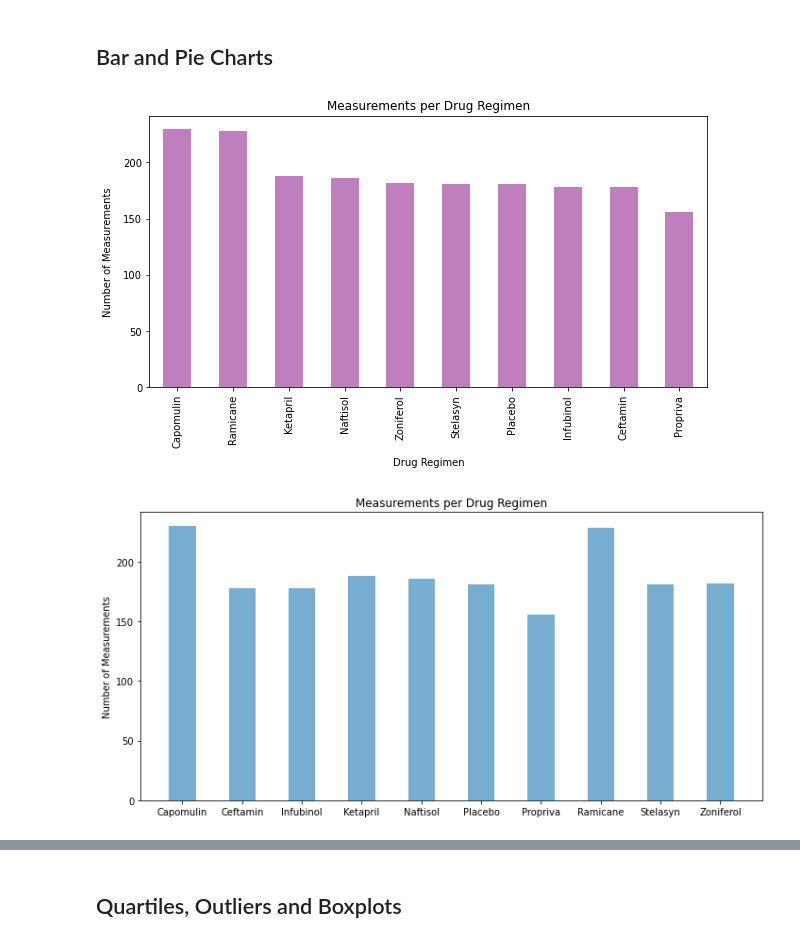
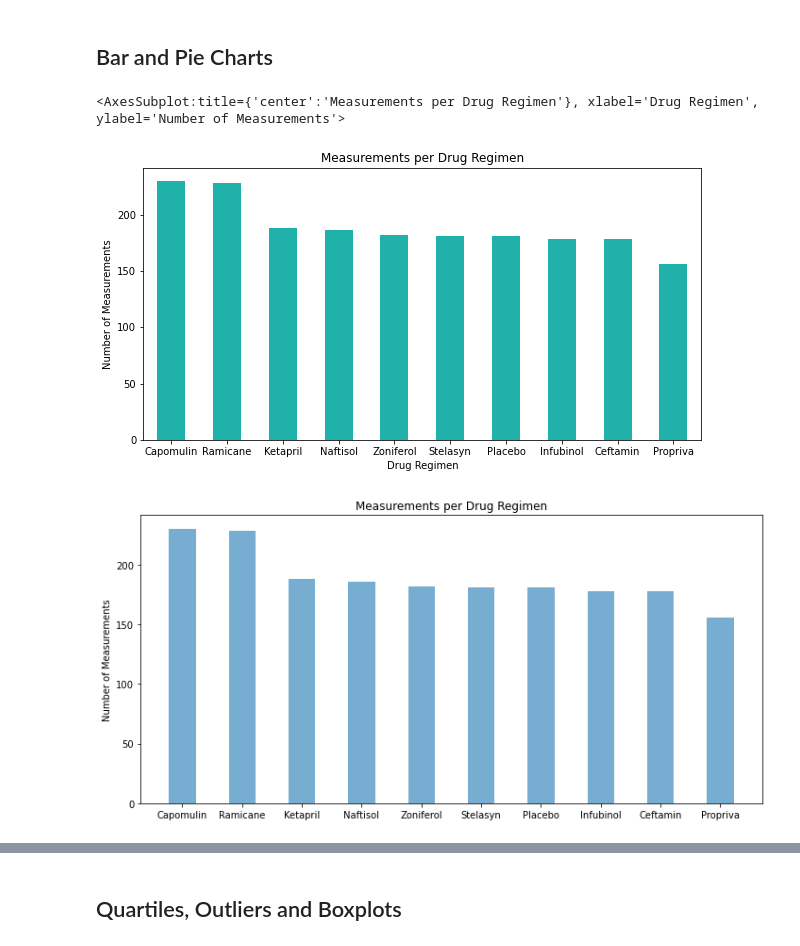
Before and after one commit to rromang/matplotlib, a Jupyter notebook: Pymaceuticals/pymaceuticals_starter.ipynb, the cells around one changed output, grey strips where cells are left out. Cells and saved outputs as stored; diff of their text form; code cells hidden in the pictures.

Commit message:
worked on all graphs but regression

```diff
--- a/Pymaceuticals/pymaceuticals_starter.ipynb
+++ b/Pymaceuticals/pymaceuticals_starter.ipynb
@@ -221,20 +225,26 @@ tumor_stats
 ## Bar and Pie Charts
 # %%
 # Generate a bar plot showing the total number of measurements taken on each drug regimen using pandas.
-clean_all_data['Drug Regimen'].value_counts().plot(kind='bar', color = 'purple', alpha=0.5, figsize=(10,5))
-plt.xlabel('Drug Regimen', labelpad=10)
-plt.ylabel('Number of Measurements', labelpad=10)
-plt.title('Measurements per Drug Regimen')
-plt.show()
+drug_mice_counts = clean_all_data.groupby(['Drug Regimen']).count()['Timepoint']
+drug_mice_counts_sorted = drug_mice_counts.sort_values(ascending = False)
+# drug_mice_counts
+plot = drug_mice_counts_sorted.plot.bar(y="Time Point", ylabel= 'Number of Measurements', color= 'lightseagreen',rot=0, figsize=(10,5), title= "Measurements per Drug Regimen")
+# plt.xlabel('Drug Regimen', labelpad=10)
+# plt.ylabel('Number of Measurements', labelpad=10)
+# plt.title('Measurements per Drug Regimen')
+plot
 # %% [output]
+<AxesSubplot:title={'center':'Measurements per Drug Regimen'}, xlabel='Drug Regimen', ylabel='Number of Measurements'>
-[figure, old version]
+[figure, new version]
 # %%
 # Generate a bar plot showing the total number of measurements taken on each drug regimen using pyplot.
 plt.figure(figsize=(10,5))
 counts = clean_all_data.groupby(['Drug Regimen']).count()['Timepoint']
-xlabels = counts.index.values
+counts_sorted = counts.sort_values(ascending = False)
+counts_sorted
+xlabels = counts_sorted.index.values
 x = np.arange(len(xlabels))
-plt.bar(x,counts, align='center', alpha=0.6, width=0.45)
+plt.bar(x,counts_sorted, align='center', alpha=0.6, width=0.45)
 plt.xticks(x,xlabels)
 plt.ylabel("Number of Measurements")
 plt.title('Measurements per Drug Regimen')
@@ -244,4 +254,4 @@ plt.tight_layout()
 
 plt.show()
 # %% [output]
-[figure, old version]
+[figure, new version]
```
Also changed, not shown: parts of 16 cells of this notebook.
